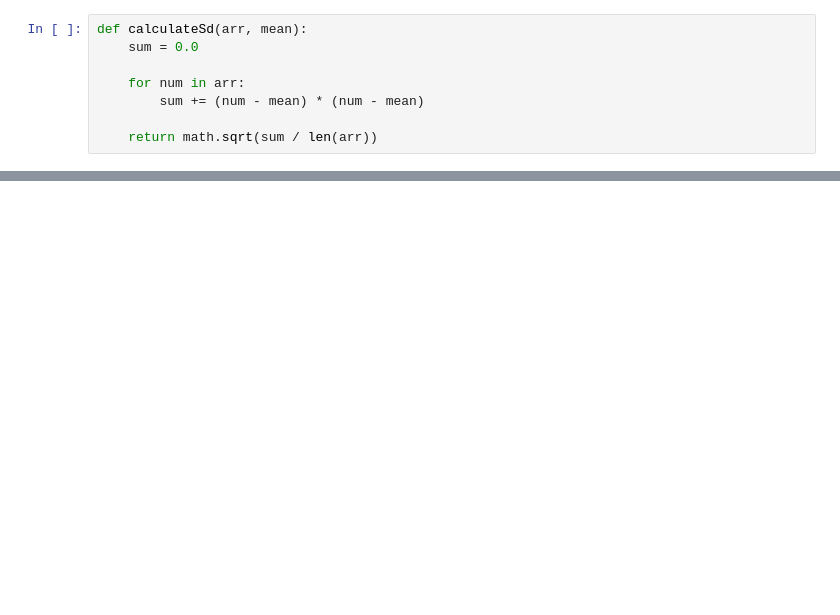
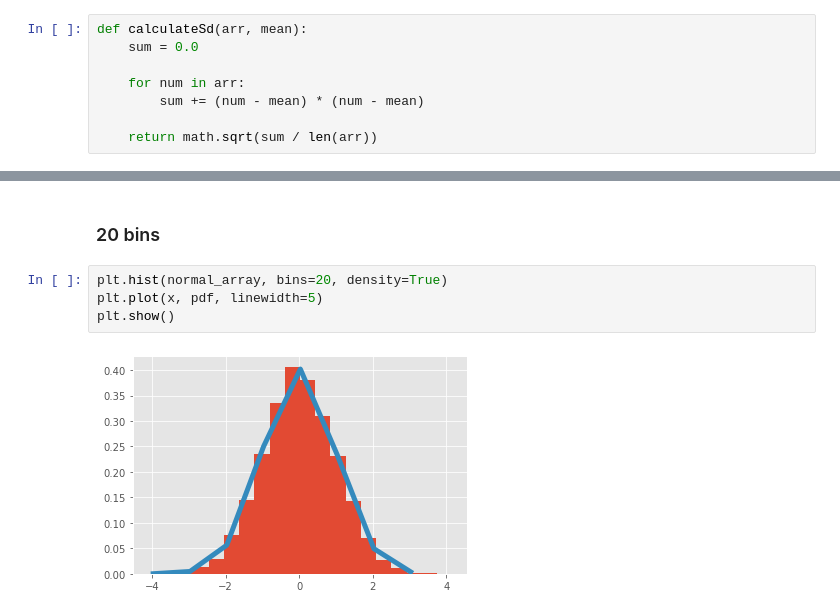
Before and after one commit to UtahMSD/anirudhLath, a Jupyter notebook: CS6017/dsProject/assignment01/HW1.ipynb, the cells around one changed output, grey strips where cells are left out. Saved outputs shown, nothing was run; the diff lists cells and outputs as text; blank space fills up the shorter version.

```diff
--- a/CS6017/dsProject/assignment01/HW1.ipynb
+++ b/CS6017/dsProject/assignment01/HW1.ipynb
@@ -37,0 +94,8 @@ NumPy SD:     0.28846748476670164
+# %% [markdown]
+### 20 bins
+# %%
+plt.hist(normal_array, bins=20, density=True)
+plt.plot(x, pdf, linewidth=5)
+plt.show()
+# %% [output]
+[figure, added]
```
Also changed, not shown: parts of 47 cells of this notebook, 1 other file.
